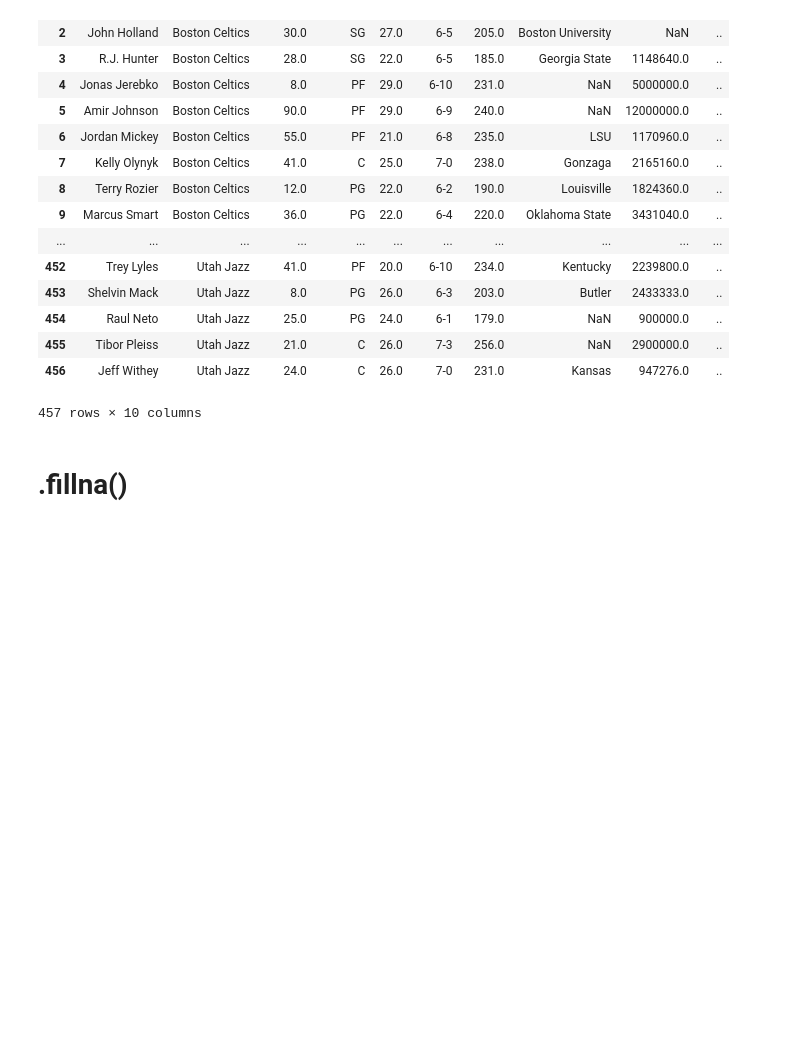
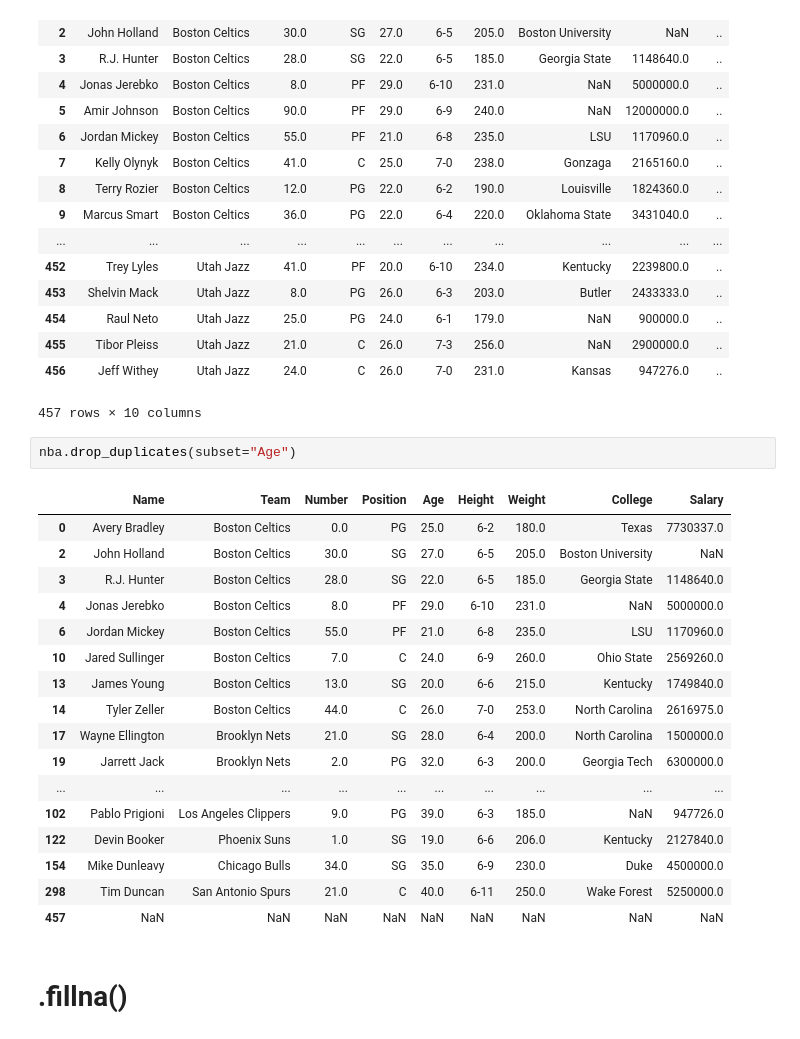
Before and after one commit to chandannaidu/data_analysis, a Jupyter notebook: dataframe1/dataframe1.ipynb, the cells around one changed output. Cells and saved outputs as stored; diff of their text form; blank space fills up the shorter version.

```diff
--- a/dataframe1/dataframe1.ipynb
+++ b/dataframe1/dataframe1.ipynb
@@ -591,5 +591,25 @@ nba
 | 455 | Tibor Pleiss | Utah Jazz | 21.0 | C | 26.0 | 7-3 | 256.0 | NaN | 2900000.0 | .. |
 | 456 | Jeff Withey | Utah Jazz | 24.0 | C | 26.0 | 7-0 | 231.0 | Kansas | 947276.0 | .. |
 457 rows × 10 columns
+# %%
+nba.drop_duplicates(subset="Age")
+# %% [output]
+|  | Name | Team | Number | Position | Age | Height | Weight | College | Salary |
+| 0 | Avery Bradley | Boston Celtics | 0.0 | PG | 25.0 | 6-2 | 180.0 | Texas | 7730337.0 |
+| 2 | John Holland | Boston Celtics | 30.0 | SG | 27.0 | 6-5 | 205.0 | Boston University | NaN |
+| 3 | R.J. Hunter | Boston Celtics | 28.0 | SG | 22.0 | 6-5 | 185.0 | Georgia State | 1148640.0 |
+| 4 | Jonas Jerebko | Boston Celtics | 8.0 | PF | 29.0 | 6-10 | 231.0 | NaN | 5000000.0 |
+| 6 | Jordan Mickey | Boston Celtics | 55.0 | PF | 21.0 | 6-8 | 235.0 | LSU | 1170960.0 |
+| 10 | Jared Sullinger | Boston Celtics | 7.0 | C | 24.0 | 6-9 | 260.0 | Ohio State | 2569260.0 |
+| 13 | James Young | Boston Celtics | 13.0 | SG | 20.0 | 6-6 | 215.0 | Kentucky | 1749840.0 |
+| 14 | Tyler Zeller | Boston Celtics | 44.0 | C | 26.0 | 7-0 | 253.0 | North Carolina | 2616975.0 |
+| 17 | Wayne Ellington | Brooklyn Nets | 21.0 | SG | 28.0 | 6-4 | 200.0 | North Carolina | 1500000.0 |
+| 19 | Jarrett Jack | Brooklyn Nets | 2.0 | PG | 32.0 | 6-3 | 200.0 | Georgia Tech | 6300000.0 |
+| ... | ... | ... | ... | ... | ... | ... | ... | ... | ... |
+| 102 | Pablo Prigioni | Los Angeles Clippers | 9.0 | PG | 39.0 | 6-3 | 185.0 | NaN | 947726.0 |
+| 122 | Devin Booker | Phoenix Suns | 1.0 | SG | 19.0 | 6-6 | 206.0 | Kentucky | 2127840.0 |
+| 154 | Mike Dunleavy | Chicago Bulls | 34.0 | SG | 35.0 | 6-9 | 230.0 | Duke | 4500000.0 |
+| 298 | Tim Duncan | San Antonio Spurs | 21.0 | C | 40.0 | 6-11 | 250.0 | Wake Forest | 5250000.0 |
+| 457 | NaN | NaN | NaN | NaN | NaN | NaN | NaN | NaN | NaN |
 # %% [markdown]
 # .fillna()
```
